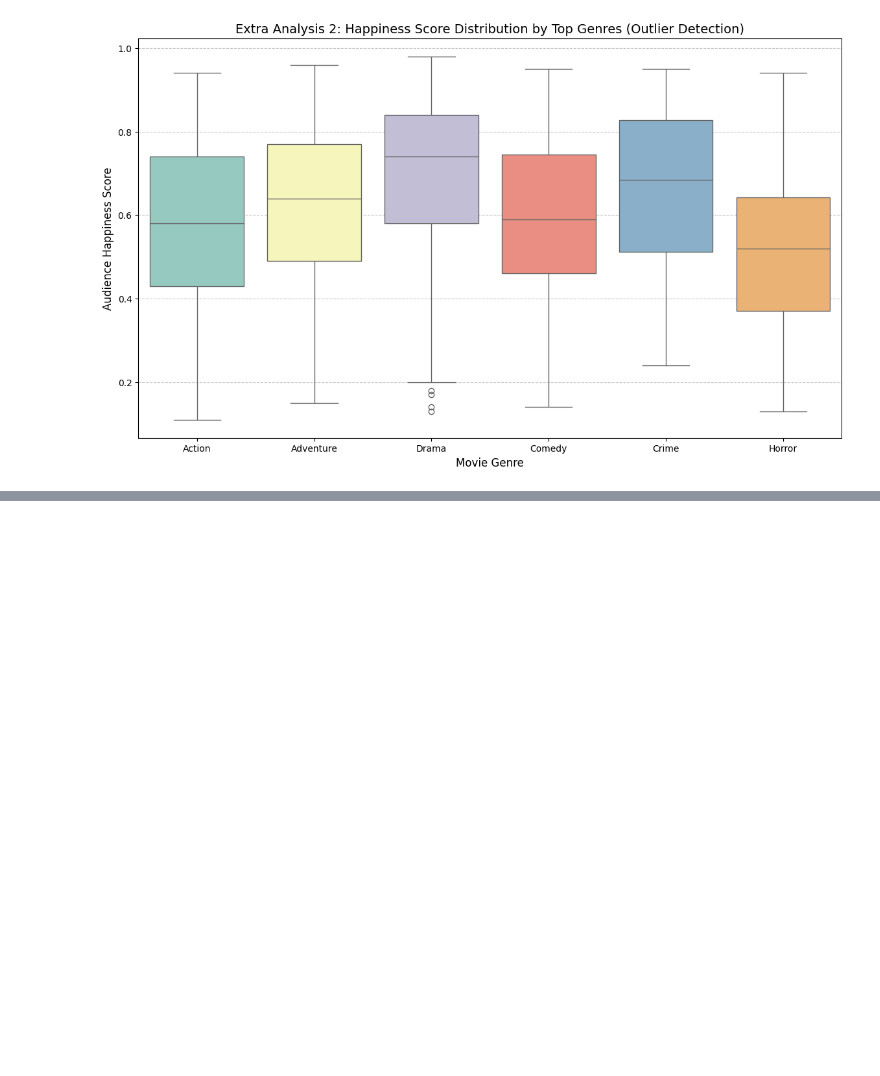
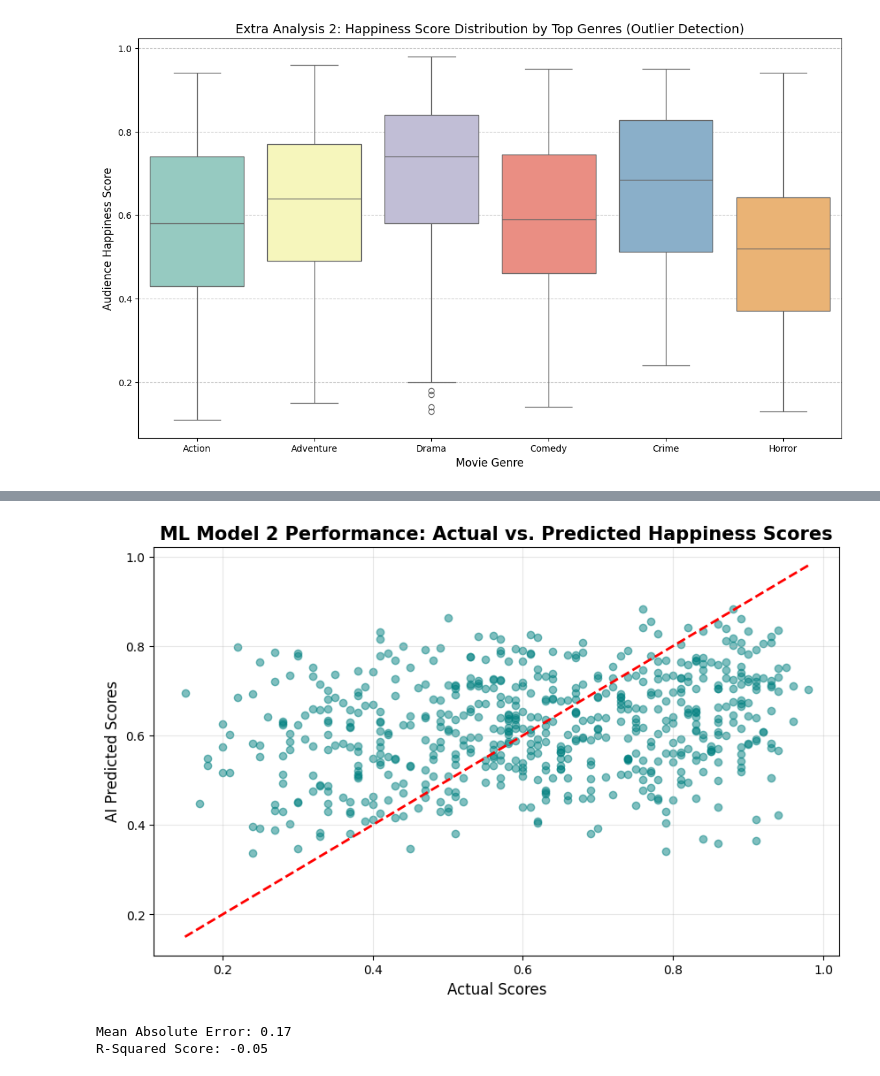
Before and after one commit to zeynepcanli-maker/DSA210-zeynepcanli-termproject, a Jupyter notebook: Movie_Analysis.ipynb, the cells around one changed output, grey strips where cells are left out. Saved outputs shown, nothing was run; the diff lists cells and outputs as text; code cells hidden in the pictures; blank space fills up the shorter version.

```diff
--- a/Movie_Analysis.ipynb
+++ b/Movie_Analysis.ipynb
@@ -161,0 +236,44 @@ Passing `palette` without assigning `hue` is deprecated and will be removed in v
+# %%
+# ==============================================================================
+# Model 2: Random Forest Regressor (Supervised Learning - Prediction)
+# Goal: Predicting 'happiness_score' based on 'budget' and 'runtime'
+# ==============================================================================
+
+from sklearn.model_selection import train_test_split
+from sklearn.ensemble import RandomForestRegressor
+from sklearn.metrics import mean_absolute_error, r2_score
+
+# 1. Preparing the data
+# We drop rows with missing values for accuracy
+pred_df = df[['budget', 'revenue', 'happiness_score']].dropna()
+
+X = pred_df[['budget', 'revenue']]  # Features (Girdiler)
+y = pred_df['happiness_score']      # Target (Tahmin edilecek hedef)
+
+# 2. Splitting data into Training (80%) and Testing (20%) sets
+X_train, X_test, y_train, y_test = train_test_split(X, y, test_size=0.2, random_state=42)
+
+# 3. Training the Random Forest Model
+rf_model = RandomForestRegressor(n_estimators=100, random_state=42)
+rf_model.fit(X_train, y_train)
+
+# 4. Making Predictions
+y_pred = rf_model.predict(X_test)
+
+# 5. Visualizing the Prediction Performance
+plt.figure(figsize=(10, 6))
+plt.scatter(y_test, y_pred, alpha=0.5, color='teal')
+plt.plot([y_test.min(), y_test.max()], [y_test.min(), y_test.max()], 'r--', lw=2) # Diagonal perfect line
+plt.title('ML Model 2 Performance: Actual vs. Predicted Happiness Scores', fontsize=15, fontweight='bold')
+plt.xlabel('Actual Scores', fontsize=12)
+plt.ylabel('AI Predicted Scores', fontsize=12)
+plt.grid(True, alpha=0.3)
+plt.show()
+
+# 6. Performance Metrics
+print(f"Mean Absolute Error: {mean_absolute_error(y_test, y_pred):.2f}")
+print(f"R-Squared Score: {r2_score(y_test, y_pred):.2f}")
+# %% [output]
+[figure, added]
+Mean Absolute Error: 0.17
+R-Squared Score: -0.05
```
Also changed, not shown: parts of 4 cells of this notebook.
